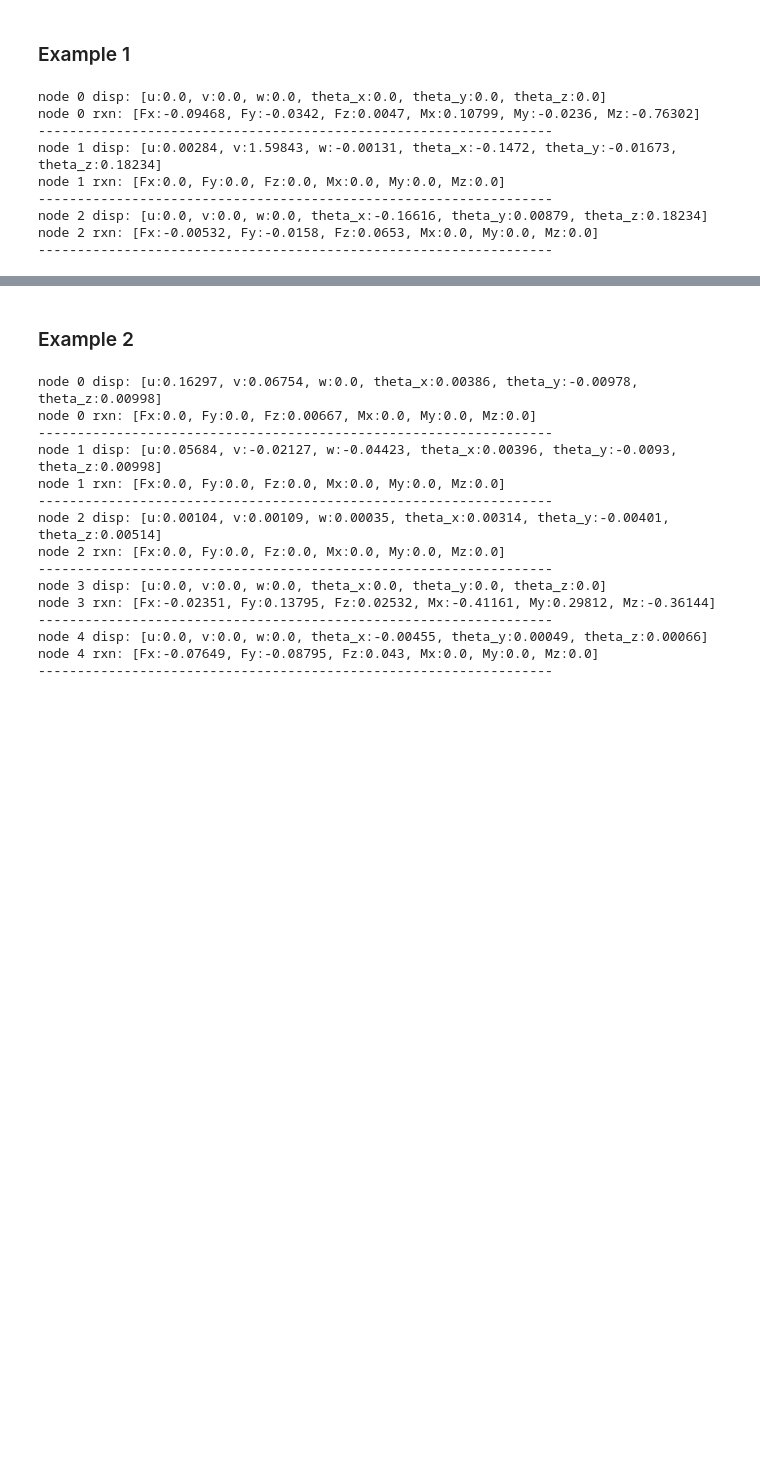
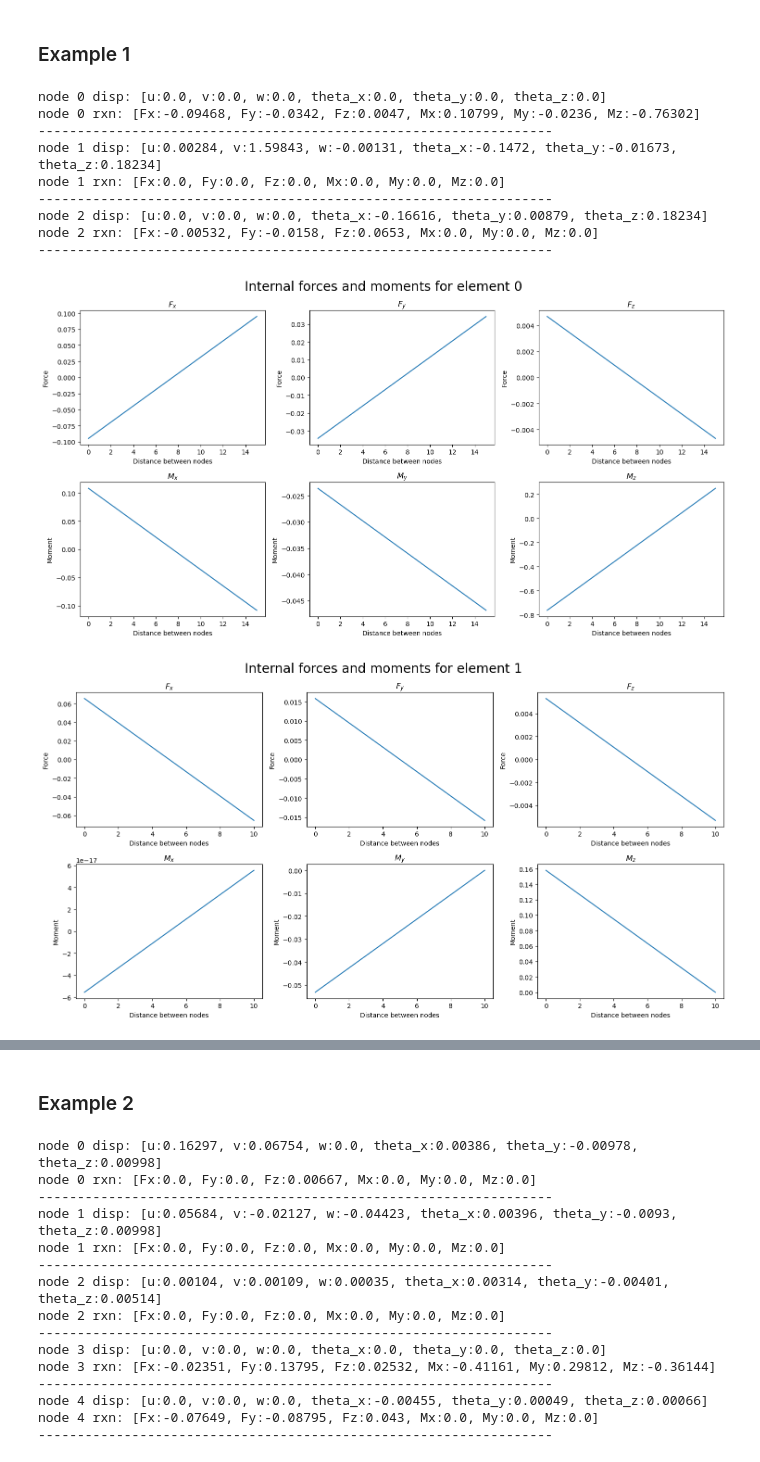
Before and after one commit to quan4444/me700_assignment2, a Jupyter notebook: tutorials/run_direct_stiffness_method.ipynb, the cells around one changed output, grey strips where cells are left out. Cells and saved outputs as stored; diff of their text form; code cells hidden in the pictures; blank space fills up the shorter version.

```diff
--- a/tutorials/run_direct_stiffness_method.ipynb
+++ b/tutorials/run_direct_stiffness_method.ipynb
@@ -91,3 +52,9 @@ node 1 rxn: [Fx:0.0, Fy:0.0, Fz:0.0, Mx:0.0, My:0.0, Mz:0.0]
 node 2 disp: [u:0.0, v:0.0, w:0.0, theta_x:-0.16616, theta_y:0.00879, theta_z:0.18234]
 node 2 rxn: [Fx:-0.00532, Fy:-0.0158, Fz:0.0653, Mx:0.0, My:0.0, Mz:0.0]
 ------------------------------------------------------------------
+# %%
+int_forces = solver.compute_local_int_forces_and_moments(displacements)
+solver.plot_internal_forces(int_forces)
+# %% [output]
+[figure, added]
+[figure, added]
```
Also changed, not shown: parts of 11 cells of this notebook, 12 other files.
